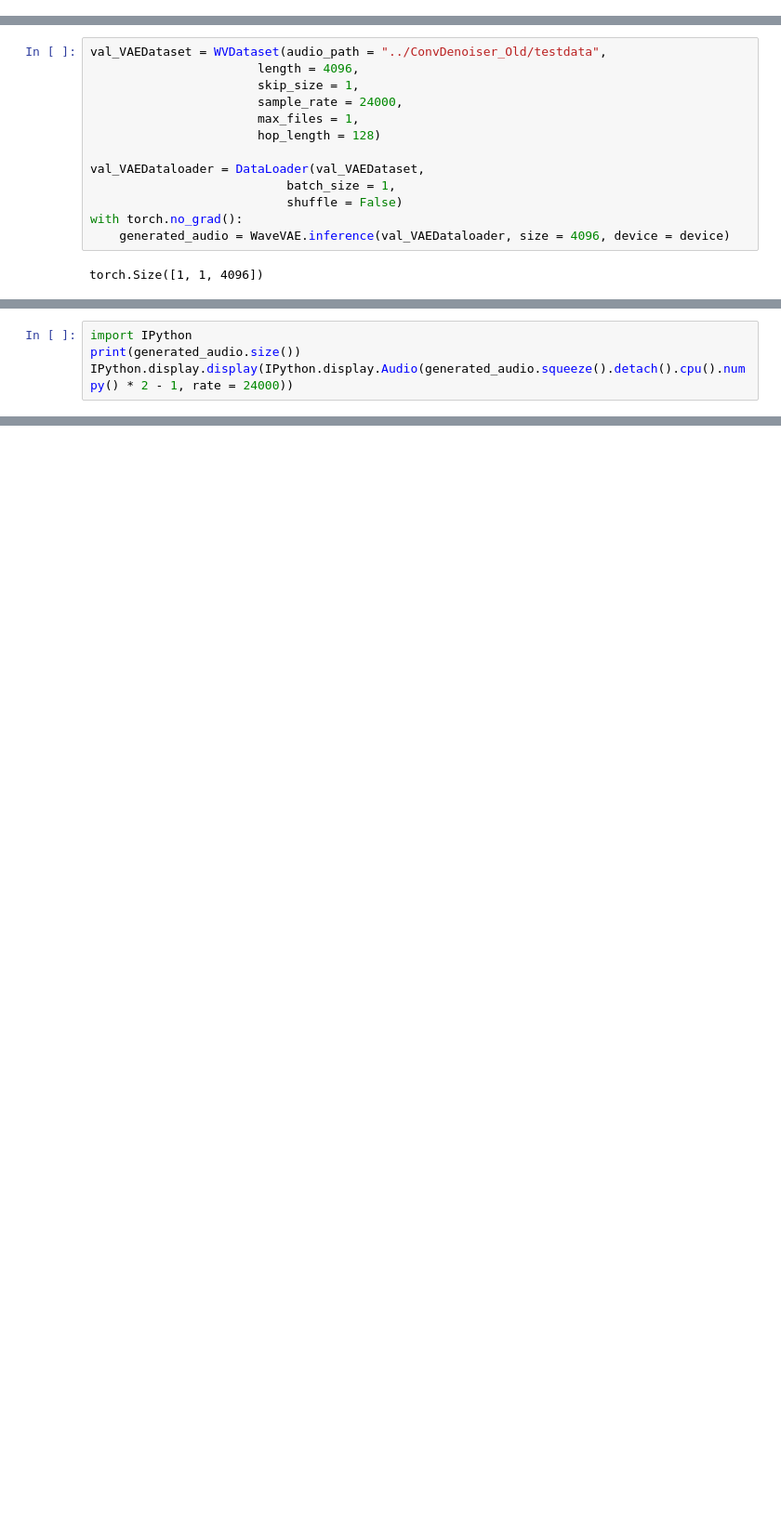
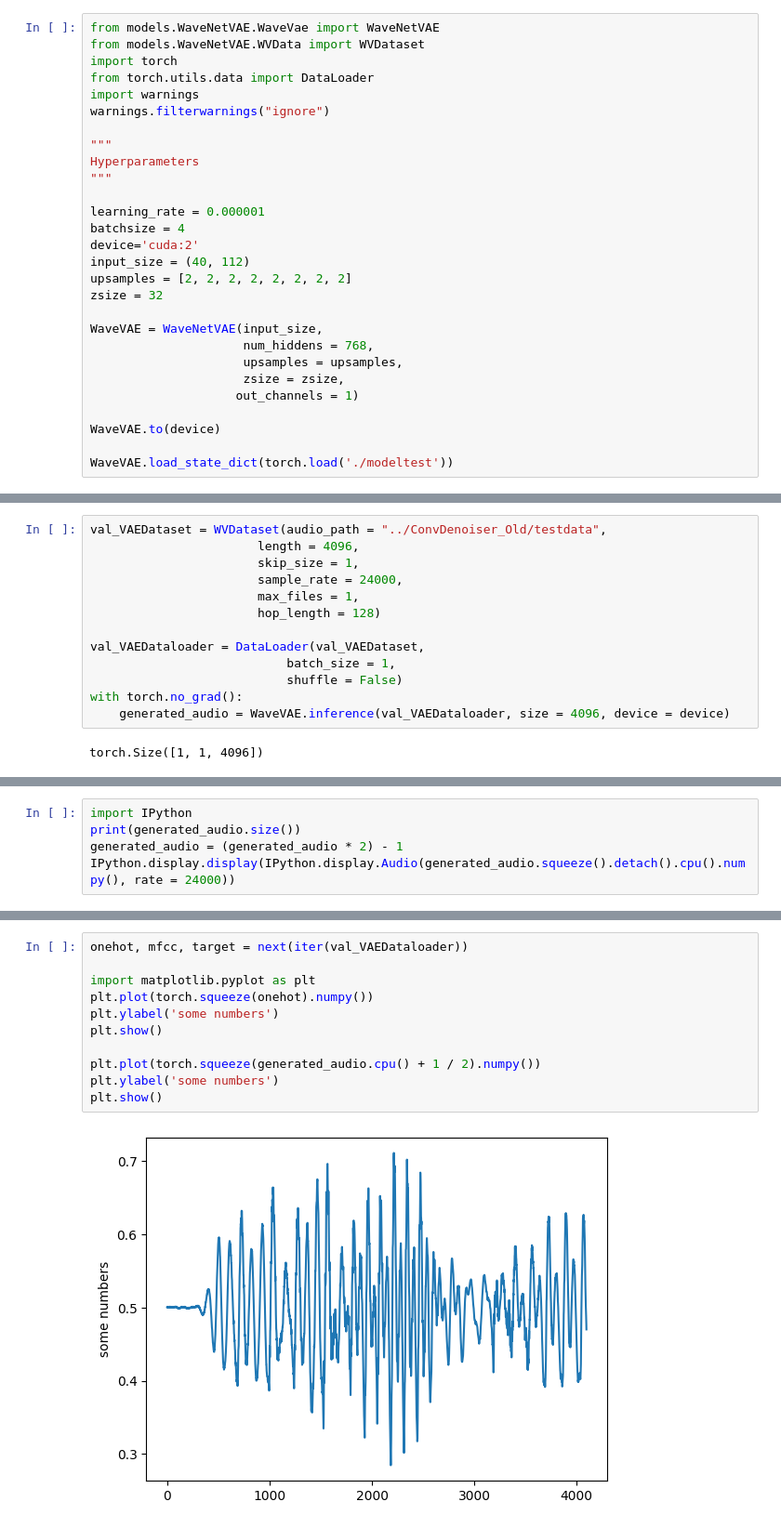
Before and after one commit to WouterBesse/Sonified-Latent-Data, a Jupyter notebook: WaveVaePlayground.ipynb, the cells around one changed output, grey strips where cells are left out. Shown at 93% size. Saved outputs shown, nothing was run; the diff lists cells and outputs as text; blank space fills up the shorter version.

```diff
--- a/WaveVaePlayground.ipynb
+++ b/WaveVaePlayground.ipynb
@@ -122,3 +126,31 @@ KeyboardInterrupt:
 torch.save(WaveVAE.state_dict(), './modeltest')
 # %% [markdown]
 # Generate Audio
+# %%
+from models.WaveNetVAE.WaveVae import WaveNetVAE
+from models.WaveNetVAE.WVData import WVDataset
+import torch
+from torch.utils.data import DataLoader
+import warnings
+warnings.filterwarnings("ignore")
+
+"""
+Hyperparameters
+"""
+
+learning_rate = 0.000001
+batchsize = 4
+device='cuda:2'
+input_size = (40, 112)
+upsamples = [2, 2, 2, 2, 2, 2, 2, 2]
+zsize = 32
+
+WaveVAE = WaveNetVAE(input_size,
+                     num_hiddens = 768,
+                     upsamples = upsamples,
+                     zsize = zsize,
+                    out_channels = 1)
+
+WaveVAE.to(device)
+
+WaveVAE.load_state_dict(torch.load('./modeltest'))
@@ -144,5 +175,6 @@ WaveVAE.load_state_dict(torch.load('./modeltest'))
 # %%
 import IPython
 print(generated_audio.size())
-IPython.display.display(IPython.display.Audio(generated_audio.squeeze().detach().cpu().numpy() * 2 - 1, rate = 24000))
+generated_audio = (generated_audio * 2) - 1
+IPython.display.display(IPython.display.Audio(generated_audio.squeeze().detach().cpu().numpy(), rate = 24000))
 # %% [output]
@@ -150 +182,14 @@ torch.Size([1, 1, 99839])
 [interactive output not drawn]
+# %%
+onehot, mfcc, target = next(iter(val_VAEDataloader))
+
+import matplotlib.pyplot as plt
+plt.plot(torch.squeeze(onehot).numpy())
+plt.ylabel('some numbers')
+plt.show()
+
+plt.plot(torch.squeeze(generated_audio.cpu() + 1 / 2).numpy())
+plt.ylabel('some numbers')
+plt.show()
+# %% [output]
+[figure, added]
```
Also changed, not shown: parts of 8 cells of this notebook, 4 other files.
